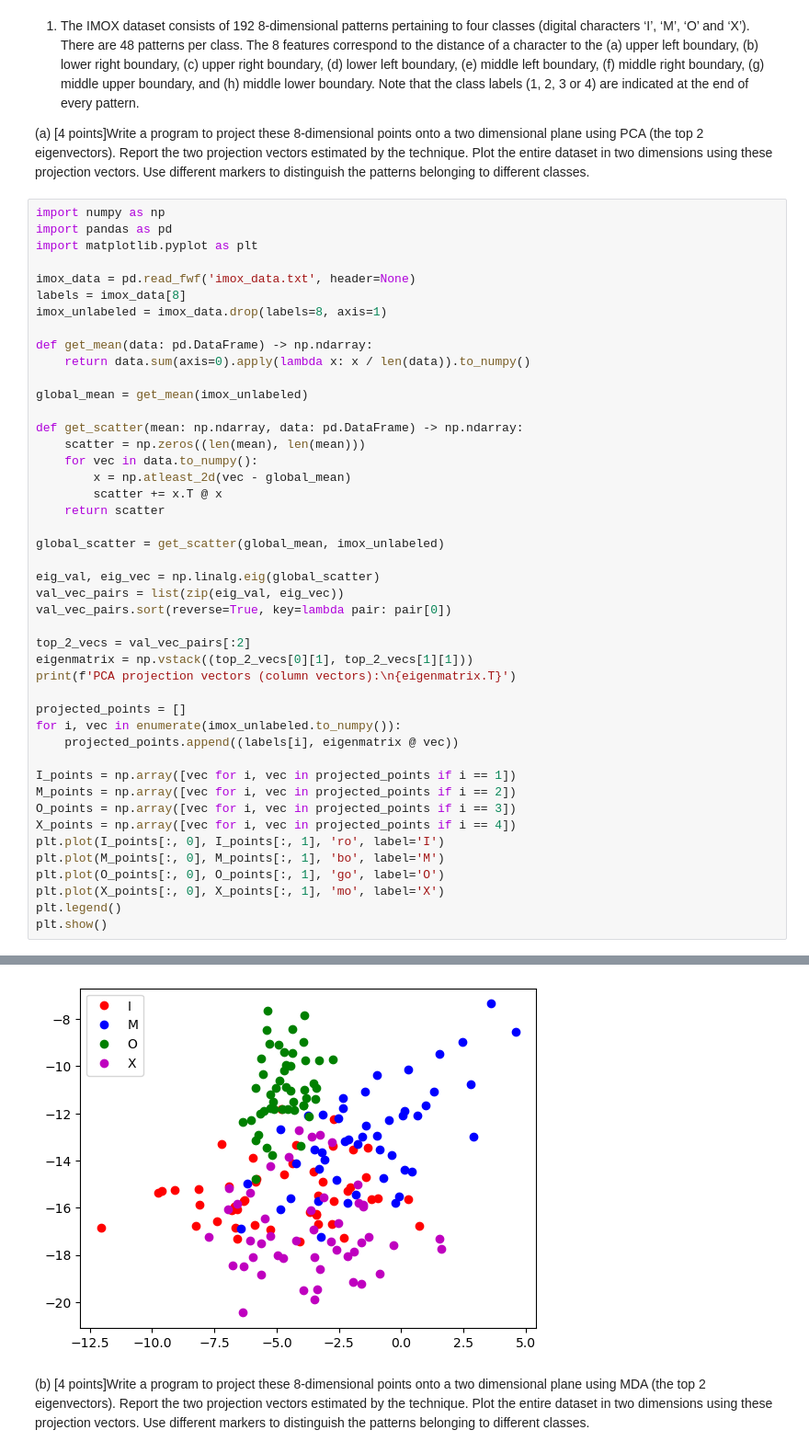
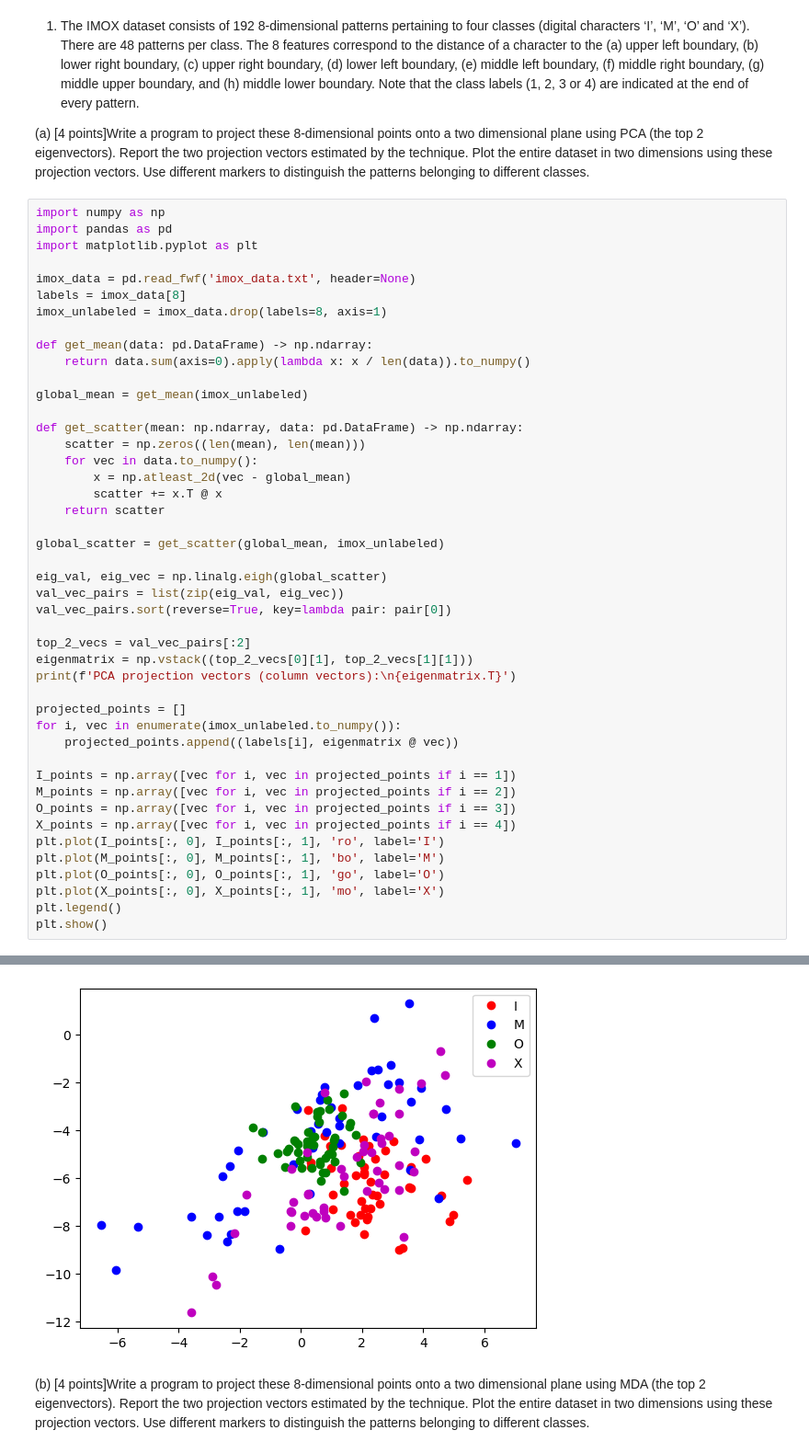
Before and after one commit to rikipls/CSE-802-Homework, a Jupyter notebook: hw4/hw4.ipynb, the cells around one changed output, grey strips where cells are left out. Shown: that part at 92% size. Saved outputs shown, nothing was run; the diff lists cells and outputs as text.

```diff
--- a/hw4/hw4.ipynb
+++ b/hw4/hw4.ipynb
@@ -36,7 +36,7 @@ def get_scatter(mean: np.ndarray, data: pd.DataFrame) -> np.ndarray:
 
 global_scatter = get_scatter(global_mean, imox_unlabeled)
 
-eig_val, eig_vec = np.linalg.eig(global_scatter)
+eig_val, eig_vec = np.linalg.eigh(global_scatter)
 val_vec_pairs = list(zip(eig_val, eig_vec))
 val_vec_pairs.sort(reverse=True, key=lambda pair: pair[0])
 
@@ -71,4 +71,4 @@ PCA projection vectors (column vectors):
-[figure, old version]
+[figure, new version]
 # %% [markdown]
 (b) [4 points]Write a program to project these 8-dimensional points onto a two dimensional plane
 using MDA (the top 2 eigenvectors). Report the two projection vectors estimated by the technique.
```
Also changed, not shown: parts of 14 cells of this notebook.
